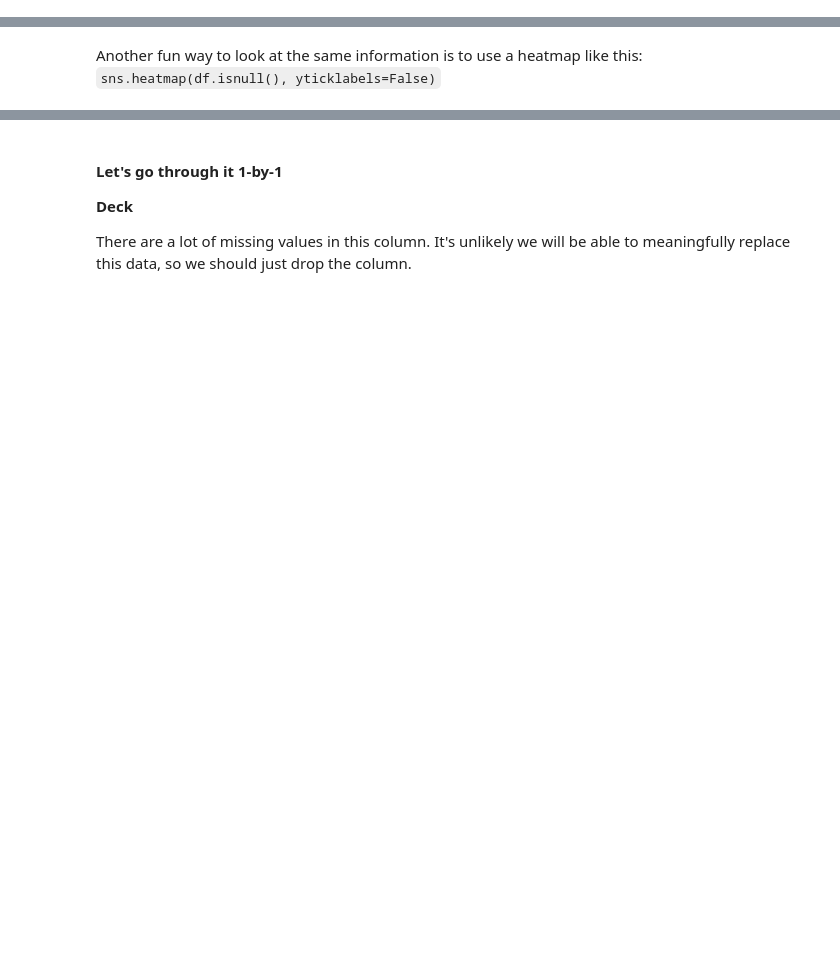
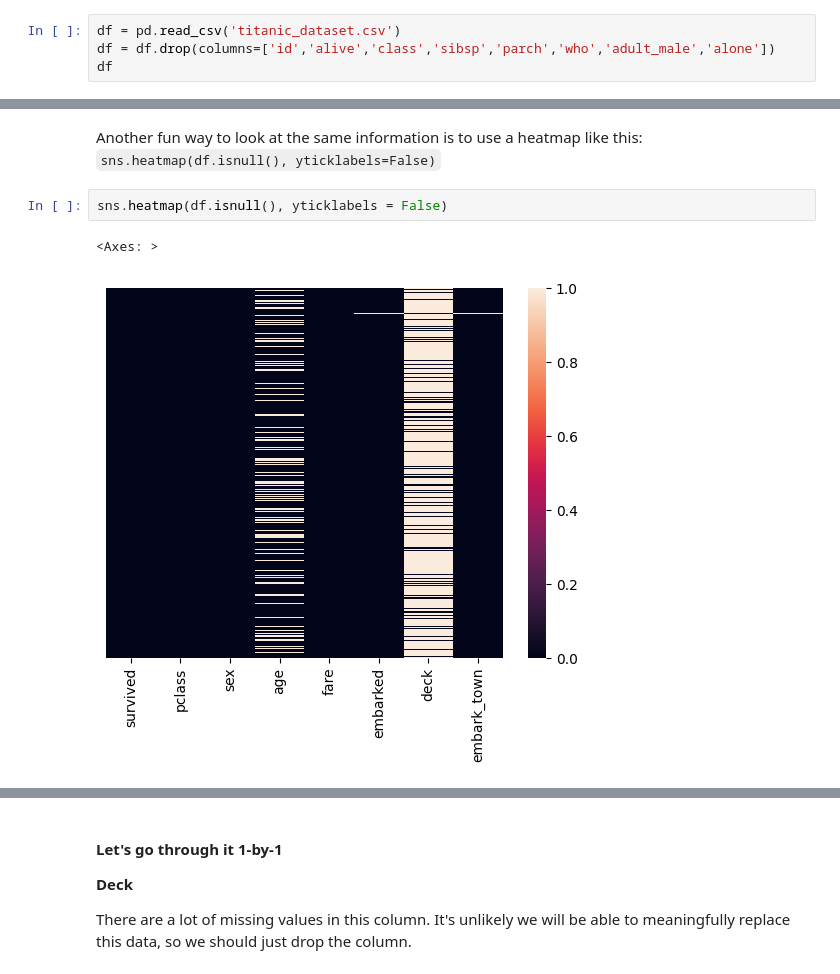
Before and after one commit to kobynwinn/codespace, a Jupyter notebook: notebooks/DSF_Classification1.ipynb, the cells around one changed output, grey strips where cells are left out. Saved outputs shown, nothing was run; the diff lists cells and outputs as text; blank space fills up the shorter version.

```diff
--- a/notebooks/DSF_Classification1.ipynb
+++ b/notebooks/DSF_Classification1.ipynb
@@ -17,3 +26,7 @@ For this lab you will need to imort `pandas`, `numpy`, `matplotlib.pyplot`, and
 # %% [markdown]
 ## Set up the dataset
 Import `titanic_dataset.csv` with `.read_csv()` to set up your DataFrame. You can remove extra columns `df.drop(columns=['id','alive','class','sibsp','parch','who','adult_male','alone'])`. *We will come back to these later in the lab*.
+# %%
+df = pd.read_csv('titanic_dataset.csv')
+df = df.drop(columns=['id','alive','class','sibsp','parch','who','adult_male','alone'])
+df
@@ -34,5 +77,10 @@ The first thing we need to know, is if there are any missing or null values in o
 # %% [markdown]
 Another fun way to look at the same information is to use a heatmap like this: `sns.heatmap(df.isnull(), yticklabels=False)`
+# %%
+sns.heatmap(df.isnull(), yticklabels = False)
+# %% [output]
+<Axes: >
+[figure, added]
 # %% [markdown]
 So there are null values in 4 columns:
 
```
Also changed, not shown: parts of 15 cells of this notebook.
